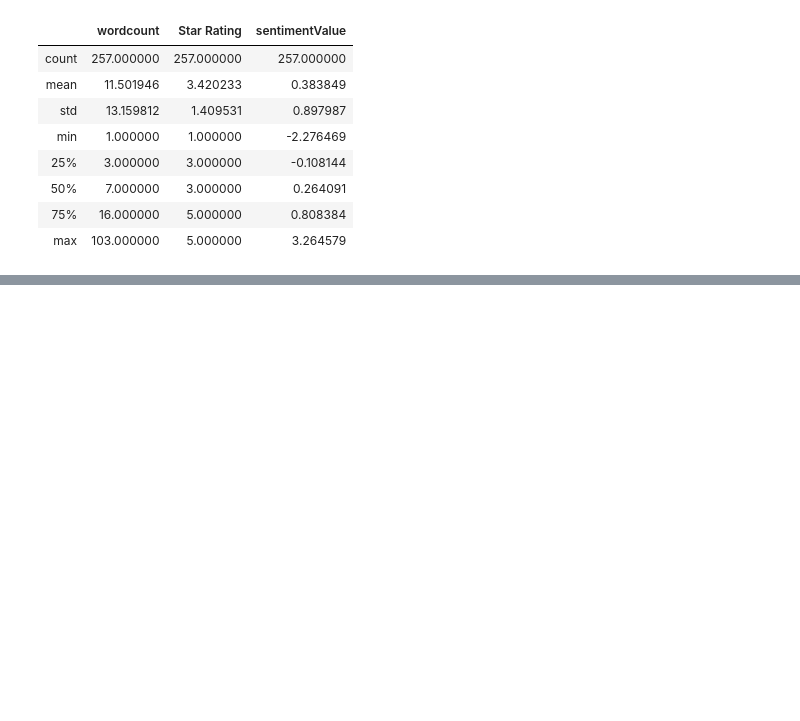
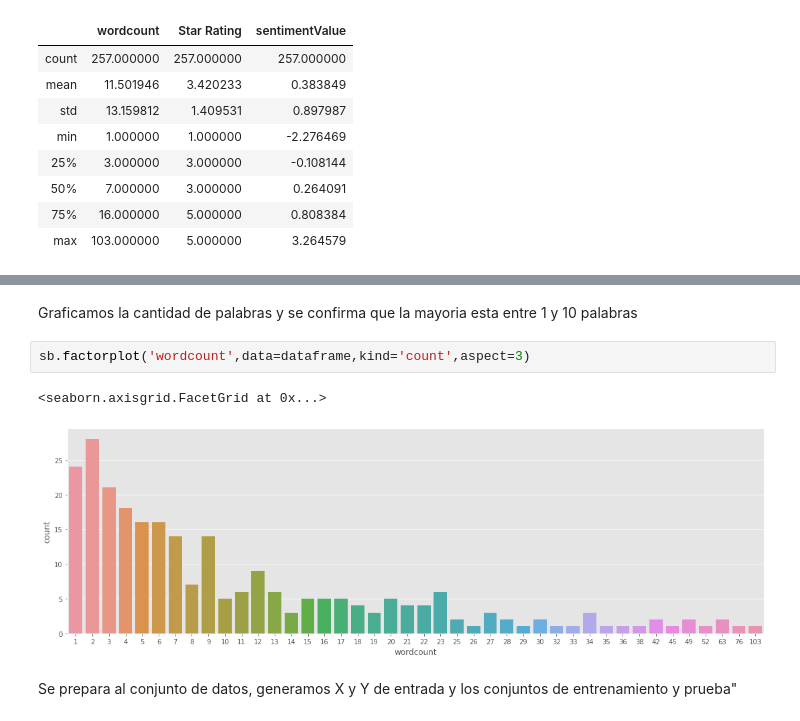
Before and after one commit to MISAEL-MIHE/IA-CLASE-L5, a Jupyter notebook: PracticaKNN.ipynb, the cells around one changed output, grey strips where cells are left out. Saved outputs shown, nothing was run; the diff lists cells and outputs as text; blank space fills up the shorter version.

```diff
--- a/PracticaKNN.ipynb
+++ b/PracticaKNN.ipynb
@@ -52,0 +76,9 @@ dataframe.describe()
+# %% [markdown]
+Graficamos la cantidad de palabras y se confirma que la mayoria esta entre 1 y 10 palabras
+# %%
+sb.factorplot('wordcount',data=dataframe,kind='count',aspect=3)
+# %% [output]
+<seaborn.axisgrid.FacetGrid at 0x...>
+[figure, added]
+# %% [markdown]
+Se prepara al conjunto de datos, generamos X y Y de entrada y los conjuntos de entrenamiento y prueba"
```
Also changed, not shown: parts of 10 cells of this notebook.
